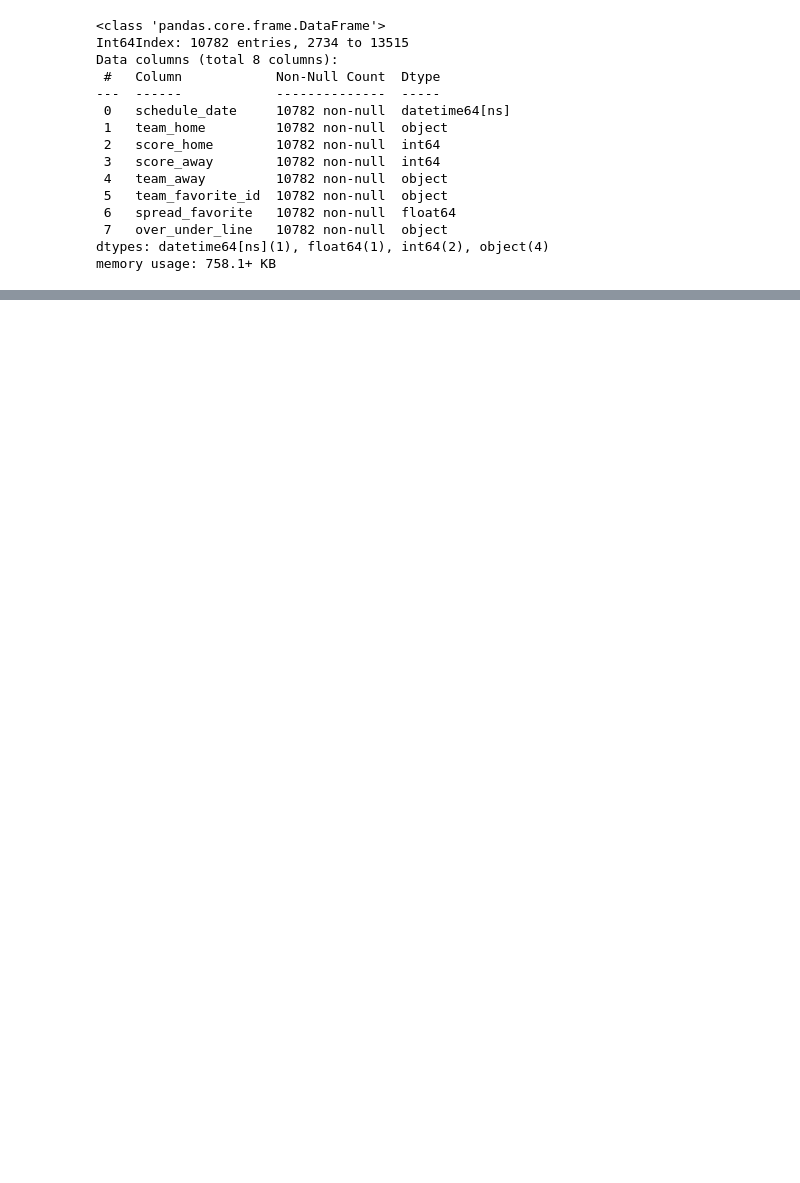
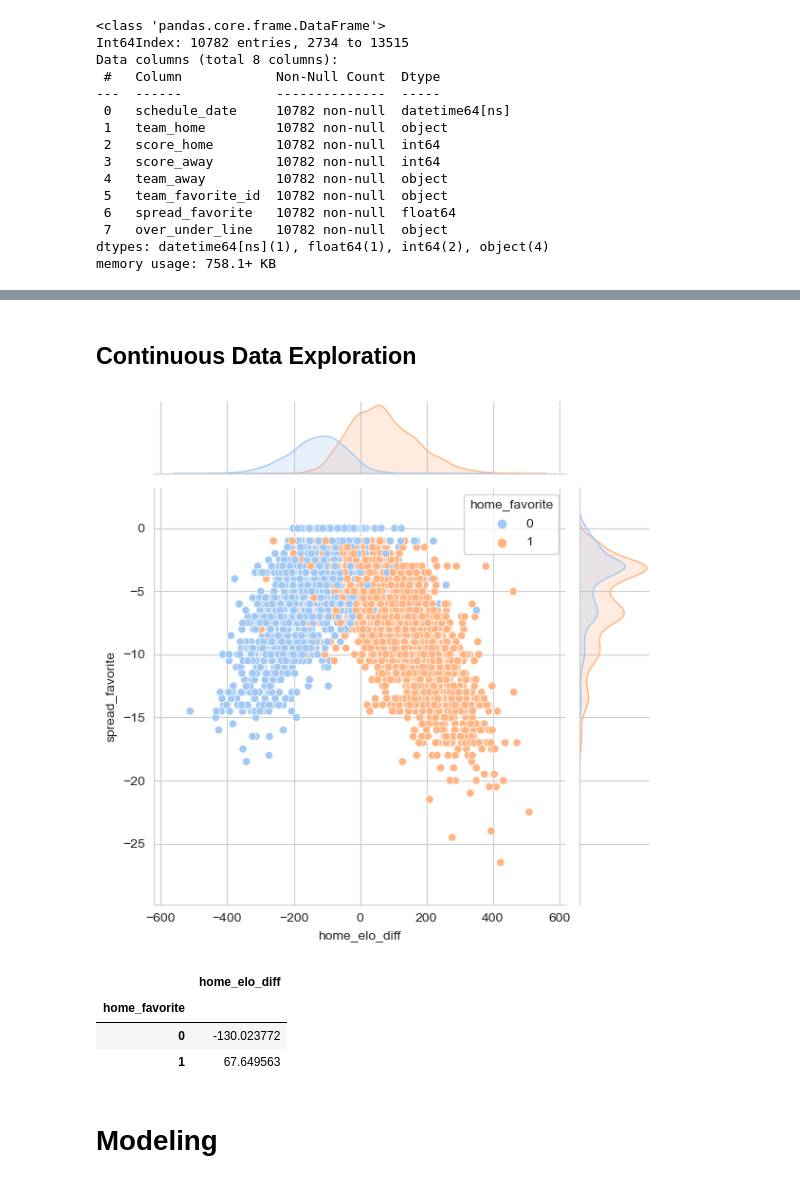
Before and after one commit to schlenkerc18/50-Weeks-50-Projects, a Jupyter notebook: Week 35/SpreadPrediction.ipynb, the cells around one changed output, grey strips where cells are left out. Drawn from its saved outputs; the diff is of its cells as text; code cells hidden in the pictures; blank space fills up the shorter version.

```diff
--- a/Week 35/SpreadPrediction.ipynb
+++ b/Week 35/SpreadPrediction.ipynb
@@ -179,0 +225,13 @@ df
+# %%
+def get_home_diff(df):
+    home_elo_diff = df.home_elo_pre - df.away_elo_pre
+
+    return home_elo_diff
+# %%
+def get_home_favorite(df):
+    if (df.team_home == df.team_favorite_id):
+        home_favorite = 1
+    else:
+        home_favorite = 0
+
+    return home_favorite
@@ -179,0 +247,5 @@ df
+# %%
+# create elo diff column for exploration
+df['home_elo_diff'] = df.apply(lambda record: get_home_diff(record), axis = 1)
+df['home_favorite'] = df.apply(lambda record: get_home_favorite(record), axis = 1)
+df.head()
@@ -179,0 +259,18 @@ df
+# %% [markdown]
+## Continuous Data Exploration
+# %%
+sns.jointplot(data = df, x = 'home_elo_diff', y = 'spread_favorite', hue = 'home_favorite')
+plt.show()
+# %% [output]
+[figure, added]
+# %%
+# home favorites seems to have more outliers where they are the lower elo
+# Let's confirm this with grouping by home favorite
+df.groupby('home_favorite').aggregate({'home_elo_diff': 'mean'})
+# %% [output]
+|  | home_elo_diff |
+| home_favorite |  |
+| 0 | -130.023772 |
+| 1 | 67.649563 |
+# %% [markdown]
+# Modeling
```
Also changed, not shown: parts of 18 cells of this notebook.
